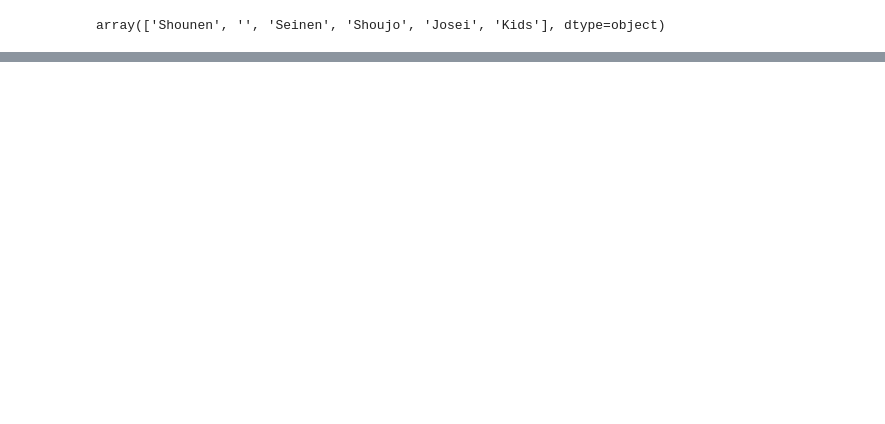
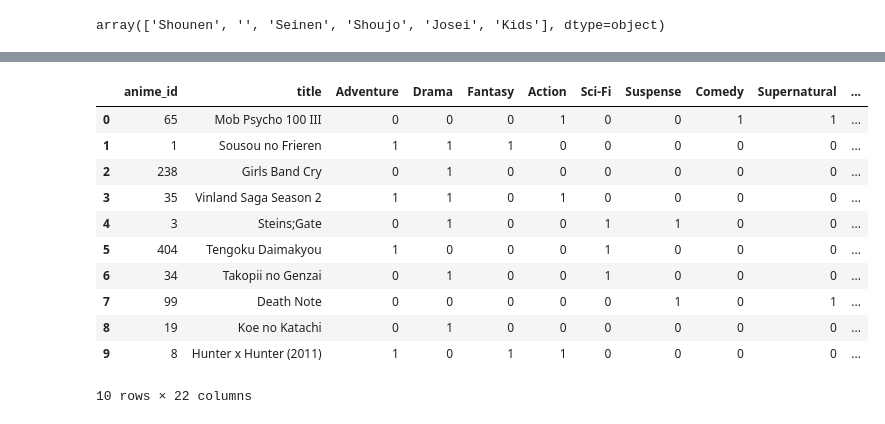
Before and after one commit to JoaoVictorDBP/Anime-Recommendation-System, a Jupyter notebook: AnimeRec.ipynb, the cells around one changed output, grey strips where cells are left out. Cells and saved outputs as stored; diff of their text form; code cells hidden in the pictures; blank space fills up the shorter version.

```diff
--- a/AnimeRec.ipynb
+++ b/AnimeRec.ipynb
@@ -251,0 +298,24 @@ df_fav
+# %%
+# Cria df com id's e generos dos anime favoritos
+
+df_fav = pd.DataFrame(fav_list)
+df_fav = df_fav.merge(df_anime[['anime_id','title','genres']], on='title', how='left')
+df_fav = df_fav.dropna(subset=['anime_id'])
+df_fav = df_fav[['anime_id'] + [col for col in df_fav.columns if col != 'anime_id']]
+
+df_fav_encoded = one_hot_encode(df_fav, all_genres)
+df_fav_encoded = df_fav_encoded.drop(columns=['genres',''])
+df_fav_encoded
+# %% [output]
+|  | anime_id | title | Adventure | Drama | Fantasy | Action | Sci-Fi | Suspense | Comedy | Supernatural | ... |
+| 0 | 65 | Mob Psycho 100 III | 0 | 0 | 0 | 1 | 0 | 0 | 1 | 1 | ... |
+| 1 | 1 | Sousou no Frieren | 1 | 1 | 1 | 0 | 0 | 0 | 0 | 0 | ... |
+| 2 | 238 | Girls Band Cry | 0 | 1 | 0 | 0 | 0 | 0 | 0 | 0 | ... |
+| 3 | 35 | Vinland Saga Season 2 | 1 | 1 | 0 | 1 | 0 | 0 | 0 | 0 | ... |
+| 4 | 3 | Steins;Gate | 0 | 1 | 0 | 0 | 1 | 1 | 0 | 0 | ... |
+| 5 | 404 | Tengoku Daimakyou | 1 | 0 | 0 | 0 | 1 | 0 | 0 | 0 | ... |
+| 6 | 34 | Takopii no Genzai | 0 | 1 | 0 | 0 | 1 | 0 | 0 | 0 | ... |
+| 7 | 99 | Death Note | 0 | 0 | 0 | 0 | 0 | 1 | 0 | 1 | ... |
+| 8 | 19 | Koe no Katachi | 0 | 1 | 0 | 0 | 0 | 0 | 0 | 0 | ... |
+| 9 | 8 | Hunter x Hunter (2011) | 1 | 0 | 1 | 1 | 0 | 0 | 0 | 0 | ... |
+10 rows × 22 columns
```
Also changed, not shown: parts of 9 cells of this notebook.
